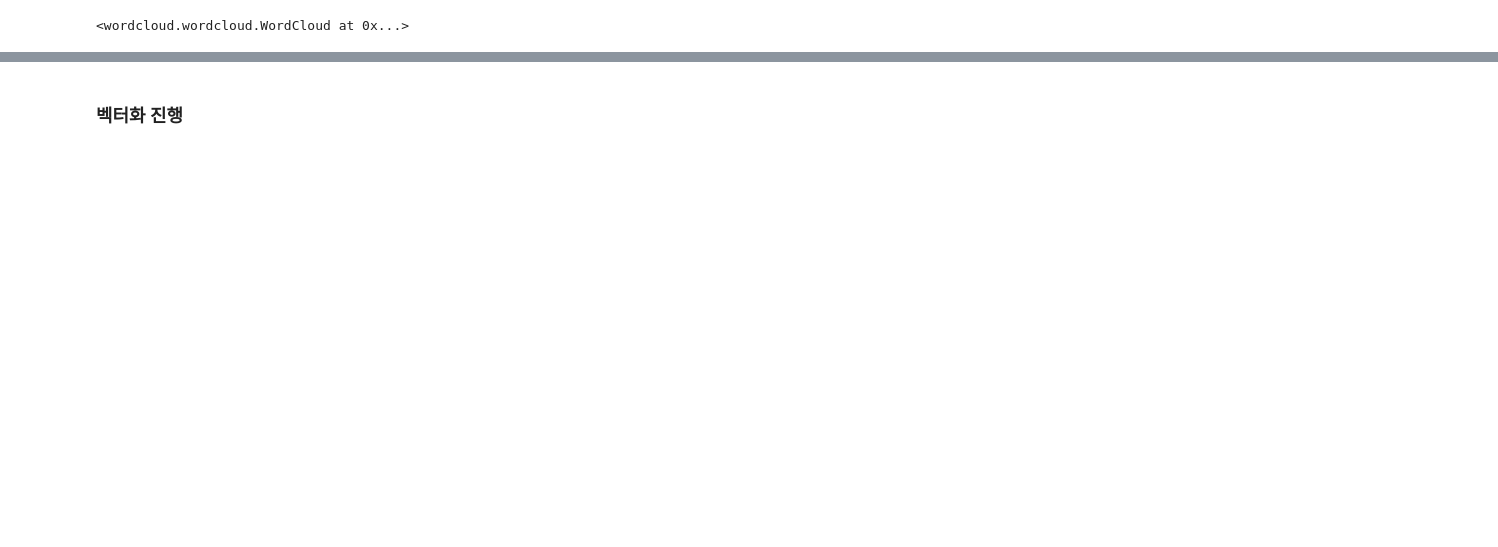
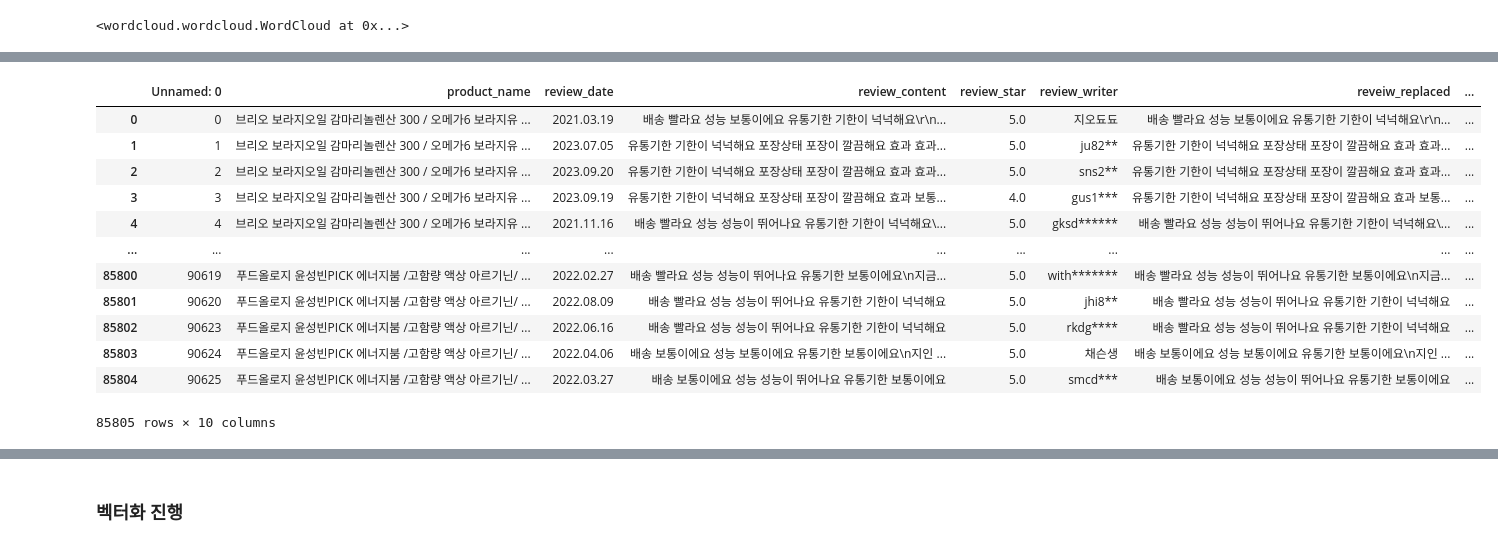
Before and after one commit to araya1203/project_nutrients_data_analytics, a Jupyter notebook: gatheringdatas/codes/all_preprocess.ipynb, the cells around one changed output, grey strips where cells are left out. Saved outputs shown, nothing was run; the diff lists cells and outputs as text; code cells hidden in the pictures; blank space fills up the shorter version.

```diff
--- a/gatheringdatas/codes/all_preprocess.ipynb
+++ b/gatheringdatas/codes/all_preprocess.ipynb
@@ -311,0 +307,17 @@ plt.show()
+# %%
+df_positive=pd.read_csv('../datasets/reviews_data/re_all_preprocess_positive.csv')
+df_positive
+# %% [output]
+|  | Unnamed: 0 | product_name | review_date | review_content | review_star | review_writer | reveiw_replaced | ... |
+| 0 | 0 | 브리오 보라지오일 감마리놀렌산 300 / 오메가6 보라지유 ... | 2021.03.19 | 배송 빨라요 성능 보통이에요 유통기한 기한이 넉넉해요\r\n... | 5.0 | 지오됴됴 | 배송 빨라요 성능 보통이에요 유통기한 기한이 넉넉해요\r\n... | ... |
+| 1 | 1 | 브리오 보라지오일 감마리놀렌산 300 / 오메가6 보라지유 ... | 2023.07.05 | 유통기한 기한이 넉넉해요 포장상태 포장이 깔끔해요 효과 효과... | 5.0 | ju82** | 유통기한 기한이 넉넉해요 포장상태 포장이 깔끔해요 효과 효과... | ... |
+| 2 | 2 | 브리오 보라지오일 감마리놀렌산 300 / 오메가6 보라지유 ... | 2023.09.20 | 유통기한 기한이 넉넉해요 포장상태 포장이 깔끔해요 효과 효과... | 5.0 | sns2** | 유통기한 기한이 넉넉해요 포장상태 포장이 깔끔해요 효과 효과... | ... |
+| 3 | 3 | 브리오 보라지오일 감마리놀렌산 300 / 오메가6 보라지유 ... | 2023.09.19 | 유통기한 기한이 넉넉해요 포장상태 포장이 깔끔해요 효과 보통... | 4.0 | gus1*** | 유통기한 기한이 넉넉해요 포장상태 포장이 깔끔해요 효과 보통... | ... |
+| 4 | 4 | 브리오 보라지오일 감마리놀렌산 300 / 오메가6 보라지유 ... | 2021.11.16 | 배송 빨라요 성능 성능이 뛰어나요 유통기한 기한이 넉넉해요\... | 5.0 | gksd****** | 배송 빨라요 성능 성능이 뛰어나요 유통기한 기한이 넉넉해요\... | ... |
+| ... | ... | ... | ... | ... | ... | ... | ... | ... |
+| 85800 | 90619 | 푸드올로지 윤성빈PICK 에너지붐 /고함량 액상 아르기닌/ ... | 2022.02.27 | 배송 빨라요 성능 성능이 뛰어나요 유통기한 보통이에요\n지금... | 5.0 | with******* | 배송 빨라요 성능 성능이 뛰어나요 유통기한 보통이에요\n지금... | ... |
+| 85801 | 90620 | 푸드올로지 윤성빈PICK 에너지붐 /고함량 액상 아르기닌/ ... | 2022.08.09 | 배송 빨라요 성능 성능이 뛰어나요 유통기한 기한이 넉넉해요 | 5.0 | jhi8** | 배송 빨라요 성능 성능이 뛰어나요 유통기한 기한이 넉넉해요 | ... |
+| 85802 | 90623 | 푸드올로지 윤성빈PICK 에너지붐 /고함량 액상 아르기닌/ ... | 2022.06.16 | 배송 빨라요 성능 성능이 뛰어나요 유통기한 기한이 넉넉해요 | 5.0 | rkdg**** | 배송 빨라요 성능 성능이 뛰어나요 유통기한 기한이 넉넉해요 | ... |
+| 85803 | 90624 | 푸드올로지 윤성빈PICK 에너지붐 /고함량 액상 아르기닌/ ... | 2022.04.06 | 배송 보통이에요 성능 보통이에요 유통기한 보통이에요\n지인 ... | 5.0 | 채슨생 | 배송 보통이에요 성능 보통이에요 유통기한 보통이에요\n지인 ... | ... |
+| 85804 | 90625 | 푸드올로지 윤성빈PICK 에너지붐 /고함량 액상 아르기닌/ ... | 2022.03.27 | 배송 보통이에요 성능 성능이 뛰어나요 유통기한 보통이에요 | 5.0 | smcd*** | 배송 보통이에요 성능 성능이 뛰어나요 유통기한 보통이에요 | ... |
+85805 rows × 10 columns
```
Also changed, not shown: parts of 16 cells of this notebook, 3 other files.
